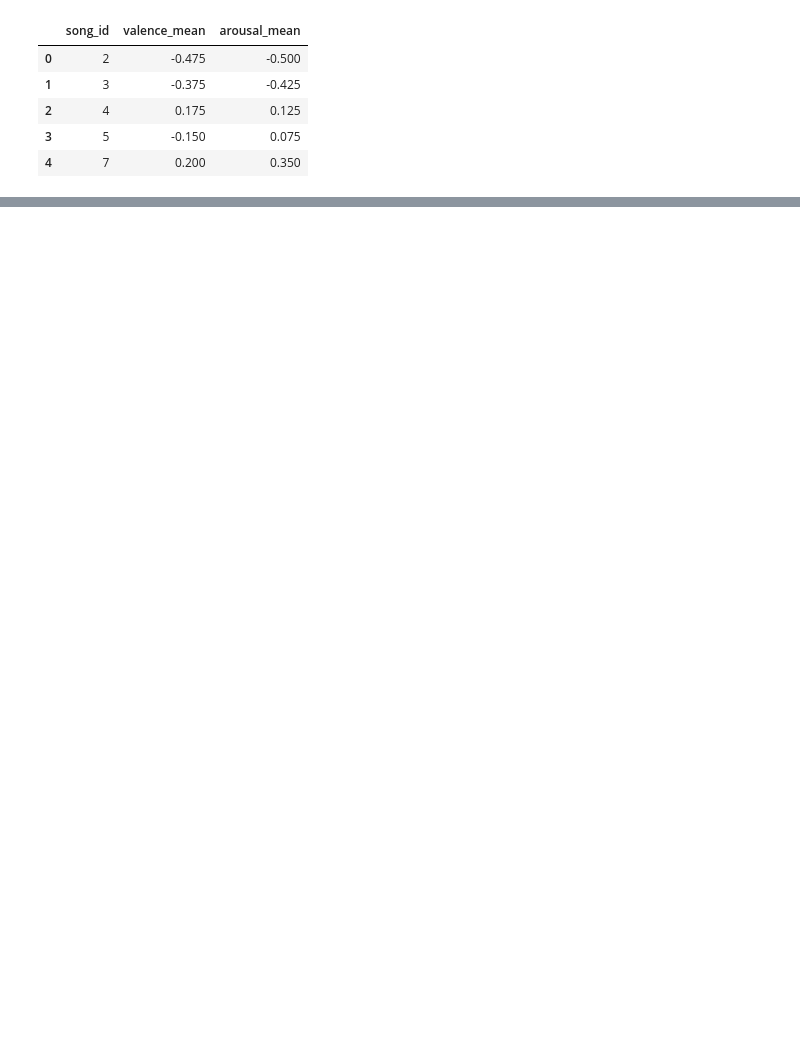
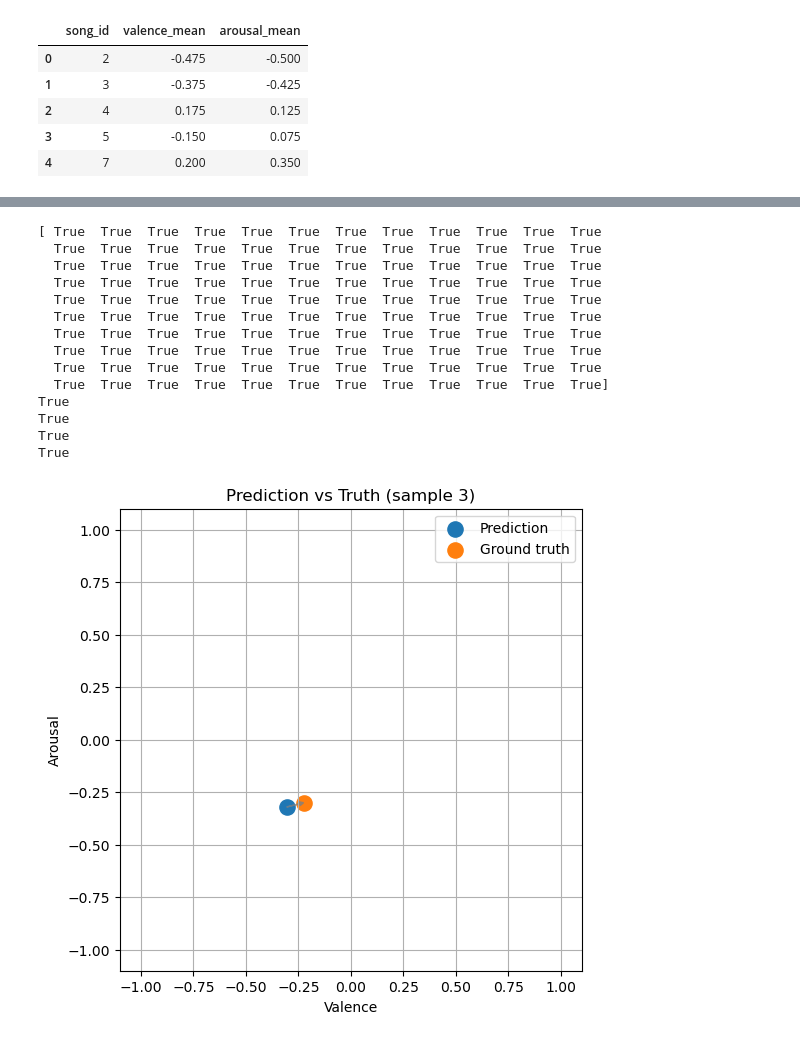
Before and after one commit to sarah-baskin/cover-song-analysis, a Jupyter notebook: new_deam_analysis.ipynb, the cells around one changed output, grey strips where cells are left out. Drawn from its saved outputs; the diff is of its cells as text; code cells hidden in the pictures; blank space fills up the shorter version.

```diff
--- a/new_deam_analysis.ipynb
+++ b/new_deam_analysis.ipynb
@@ -193,0 +292,2 @@ Epoch 55 | loss=0.0760 | Val MSE=8.2990 | valence pearson=0.2198 | arousal pears
+# %%
+two_results = training_pass(X_two, y, 0.003, 40, 15)
@@ -193,0 +309,21 @@ Epoch 55 | loss=0.0760 | Val MSE=8.2990 | valence pearson=0.2198 | arousal pears
+# %%
+def plot_predictions(idx, v_predictions, v_truths, a_predictions, a_truths):
+
+    vp, ap = float(v_predictions[idx]), float(a_predictions[idx])
+    vt, at = float(v_truths[idx]), float(a_truths[idx])
+
+    plt.figure(figsize=(6,6))
+    plt.scatter([vp], [ap], c='C0', label='Prediction', s=120)
+    plt.scatter([vt], [at], c='C1', label='Ground truth', s=120)
+    plt.arrow(vp, ap, vt - vp, at - ap,
+              head_width=0.02, head_length=0.02,
+              length_includes_head=True, color='gray', alpha=0.7)
+    plt.xlabel('Valence')
+    plt.ylabel('Arousal')
+    plt.title(f'Prediction vs Truth (sample {idx})')
+    plt.legend()
+    plt.grid(True)
+    plt.xlim(-1.1, 1.1)
+    plt.ylim(-1.1, 1.1)
+    plt.gca().set_aspect('equal', adjustable='box')
+    plt.show()
@@ -193,0 +342,38 @@ Epoch 55 | loss=0.0760 | Val MSE=8.2990 | valence pearson=0.2198 | arousal pears
+# %%
+v_predictions = two_results[11][12]["valence_pred"].detach().cpu().numpy()
+v_truths = two_results[11][12]["valence_true"]
+
+a_predictions = two_results[11][12]["arousal_pred"].detach().cpu().numpy()
+a_truths = two_results[11][12]["arousal_true"]
+
+mask = v_predictions.all() <= 1 and v_predictions.all() >= -1
+print(mask)
+mask = v_truths.all() <= 1 and v_truths.all() >= -1
+print(mask)
+mask = a_predictions.all() <= 1 and a_predictions.all() >= -1
+print(mask)
+mask = a_truths.all() <= 1 and a_truths.all() >= -1
+print(mask)
+
+idxs = set()
+for i in range(5):
+    idxs.add(random.randint(0, len(v_predictions)))
+
+for idx in idxs:
+    plot_predictions(idx, v_predictions, v_truths, a_predictions, a_truths)
+# %% [output]
+[ True  True  True  True  True  True  True  True  True  True  True  True
+  True  True  True  True  True  True  True  True  True  True  True  True
+  True  True  True  True  True  True  True  True  True  True  True  True
+  True  True  True  True  True  True  True  True  True  True  True  True
+  True  True  True  True  True  True  True  True  True  True  True  True
+  True  True  True  True  True  True  True  True  True  True  True  True
+  True  True  True  True  True  True  True  True  True  True  True  True
+  True  True  True  True  True  True  True  True  True  True  True  True
+  True  True  True  True  True  True  True  True  True  True  True  True
+  True  True  True  True  True  True  True  True  True  True  True  True]
+True
+True
+True
+True
+[figure, added]
```
Also changed, not shown: parts of 25 cells of this notebook, 2 other files.
